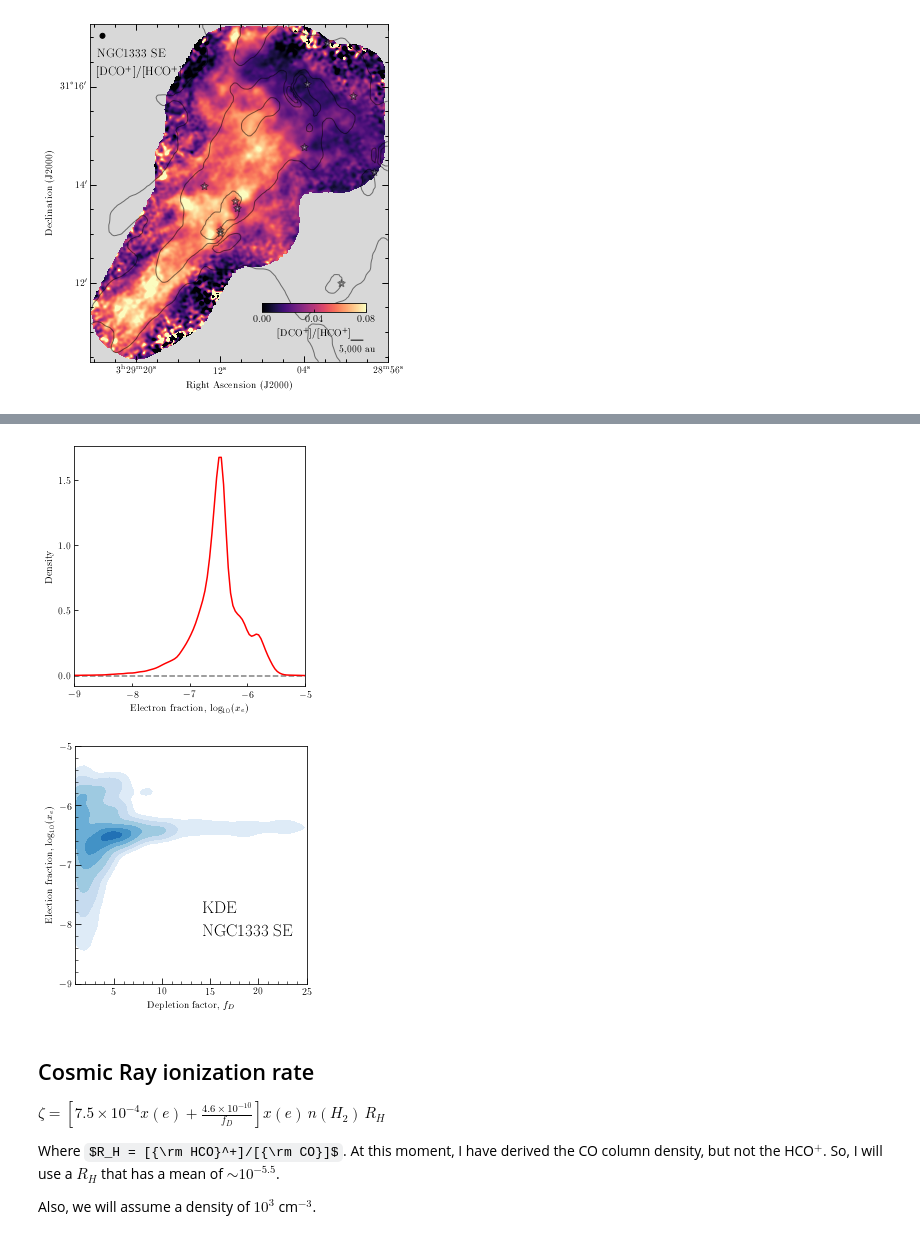
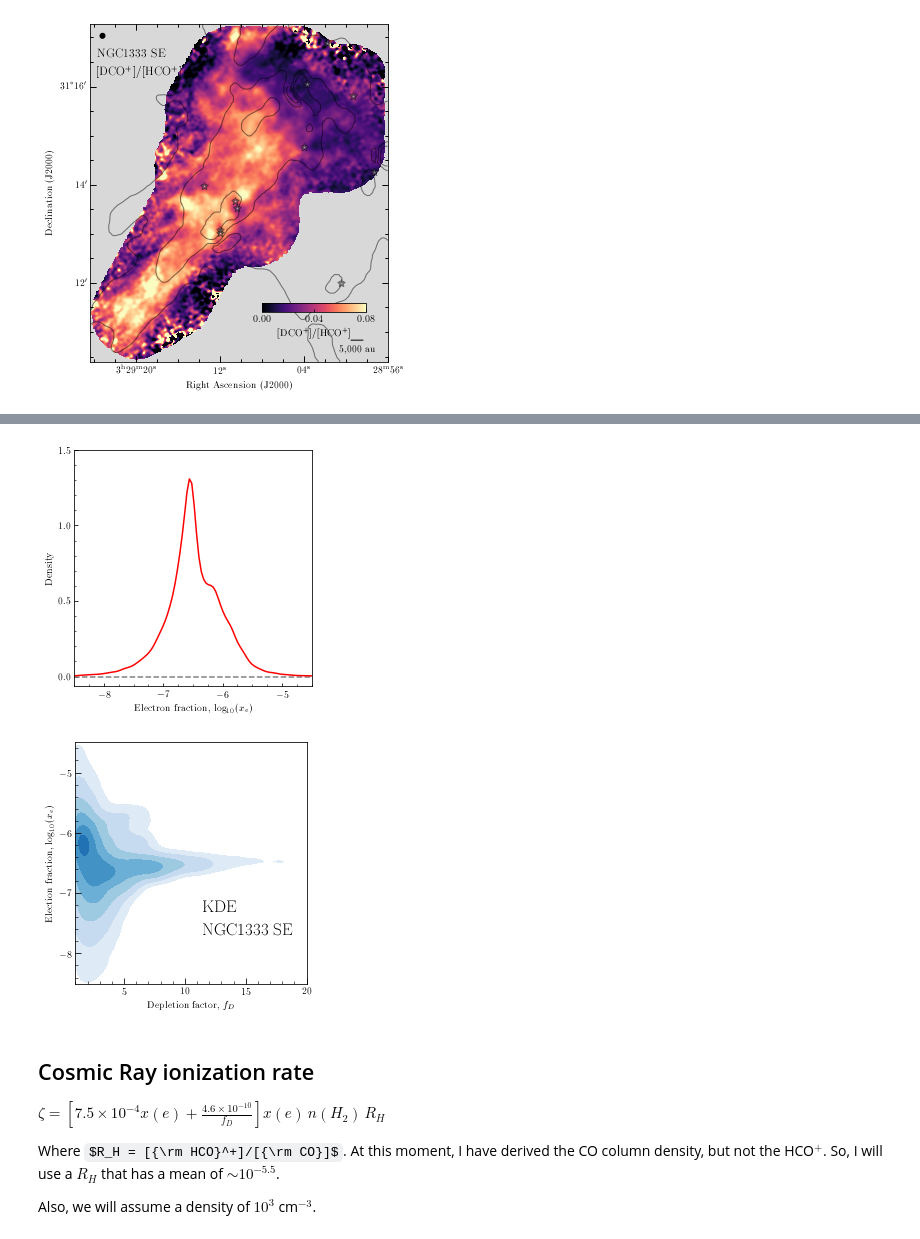
Before and after one commit to jpinedaf/NGC1333_NOEMA_Ions, a Jupyter notebook: NGC1333_Ions_Calculations.ipynb, the cells around one changed output, grey strips where cells are left out. Saved outputs shown, nothing was run; the diff lists cells and outputs as text; code cells hidden in the pictures; some formulas as TeX source.

```diff
--- a/NGC1333_Ions_Calculations.ipynb
+++ b/NGC1333_Ions_Calculations.ipynb
@@ -463,0 +437,17 @@ NameError: name 'R_d' is not defined
+# %%
+gd = (N_CO > 0.0)*(N_H2 > 10**(21.5)/u.cm**2)
+gd_delta = (N_CO > 0.0) * (N_H2 > 10**(21.5)/u.cm**2) * (N_H2 < 5e21/u.cm**2)
+N_CO_H2 = N_CO/X_12CO
+delta_H2 = N_H2 - N_CO_H2
+mean_delta_H2 = np.mean(delta_H2[gd_delta])
+print(np.round(mean_delta_H2*1e-21, decimals=1)*1e21)
+
+f_D = (N_H2 - mean_delta_H2) / N_CO_H2
+f_D[~gd] = np.nan
+
+x_line = np.array([0, 200])/u.cm**2
+
+hd_fd = hd_TdV.copy()
+hd_fd['BUNIT'] = ''
+hdu_fd = fits.PrimaryHDU(f_D, hd_fd)
+fits.writeto(file_fd, f_D.value, hd_fd, overwrite=True)
@@ -464,3 +570,5 @@ NameError: name 'R_d' is not defined
+# %%
+xe_fd = 2.7e-8 / R_D - 1.2e-6 / f_D
 # %%
 text_color = 'black'
 
@@ -633,2 +597,0 @@ plt.tight_layout()
-# %%
-xe_fd = 2.7e-8 / R_d - 1.2e-6 / f_d
@@ -661,7 +598,7 @@ fig.savefig('figs/NGC1333_xe_fd.pdf', dpi=200)
 # %%
 log_xe = np.log10(xe_fd)
 
-xrange = np.array([-9, -5])
+xrange = np.array([-8.5, -4.5])
 
 gd_xe = np.isfinite(log_xe)
 # wt = 1 / NH3_dv[log_xe]**2
@@ -680,15 +617,15 @@ ax.set_xlabel(r"Electron fraction, $\log_{10}(x_e)$")
 ax.set_ylabel(r"Density")
 ax.set_xlim(xrange)
 
-# ax.xaxis.set_minor_locator(MultipleLocator(0.025))
-# ax.yaxis.set_minor_locator(MultipleLocator(2.5))
+ax.xaxis.set_minor_locator(MultipleLocator(0.25))
+ax.yaxis.set_minor_locator(MultipleLocator(0.1))
 
 # ax.set_xticks([0.05, 0.1, 0.15, 0.2])
 ax.set_yticks([0, 0.5, 1, 1.5])
 plt.tight_layout()
 fig.savefig('figs/NGC1333_log_xe_KDE.pdf', dpi=100)
 # %% [output]
-[figure, old version]
+[figure, new version]
 # %%
 sigma_levels = np.array([0.5, 1.0, 1.5, 2.0])
 sigma_levels_l = np.array([0.5, 1.0, 1.5, 2.0, 2.5, 3.0])
@@ -707,11 +644,11 @@ color_levels2 = ['#deebf7', '#c6dbef', '#9ecae1', '#6baed6',
 
 
 fd_min = 1.0
-fd_max = 30
-xe_min = -9
-xe_max = -5
-gd_map = np.isfinite(f_d * log_xe)
-my_X = f_d[gd_map]
+fd_max = 25
+xe_min = -8.5
+xe_max = -4.5
+gd_map = np.isfinite(f_D * log_xe)
+my_X = f_D[gd_map]
 my_Y = log_xe[gd_map]
 
 xx_fd_xe, yy_fd_xe = np.mgrid[fd_min:fd_max:100j, xe_min:xe_max:100j]
@@ -722,36 +659,37 @@ my_Z = np.reshape(kernel_fd_xe(positions).T, xx_fd_xe.shape)
 # %%
 fig, ax = plt.subplots(figsize=(4, 4))
 
 levels = levels_norm * my_Z.max()
 cfset = ax.contourf(xx_fd_xe, yy_fd_xe, my_Z, colors=color_levels2,
                     levels=levels_norm_l * my_Z.max())
 # binned values
 # ax.hlines(bin_means_Tk_H2, bin_edges_Tk_H2[:-1], bin_edges_Tk_H2[1:],
 #           colors='black', lw=2, alpha=0.7)
-ax.set_xlim([1, 25])
+ax.set_xlim([1, 20])
+ax.set_ylim([-8.5, -4.5])
 
 ax.set_xlabel(r"Depletion factor, $f_D$")
 ax.set_ylabel(r"Election fraction, $\log_{10}(x_e)$")
 #
 ax.tick_params(which='major', length=6)
 ax.tick_params(which='minor', length=3)
 
 ax.text(0.55, 0.2,  r'NGC1333 SE', color='black',
         transform=ax.transAxes, size=17, weight=60)
 # ax.text(0.55, 0.8,  r'$T_{\rm k}$ vs N(H$_2$)', color='black',
 #         transform=ax.transAxes, size=17, weight=60)
 ax.text(0.55, 0.3,  r'KDE', color='black',
         transform=ax.transAxes, size=17, weight=60)
 # ax.set_xticks([0, 2, 4, 6])
-ax.set_yticks([-9, -8, -7, -6, -5])
+ax.set_yticks([-8, -7, -6, -5])
 ax.xaxis.set_minor_locator(MultipleLocator(1))
 ax.yaxis.set_minor_locator(MultipleLocator(0.2))
 
 plt.tight_layout()
 #
 fig.savefig('figs/NGC1333_log_xe_fd_KDE.pdf', dpi=100)
 # %% [output]
-[figure, old version]
+[figure, new version]
 # %% [markdown]
 ## Cosmic Ray ionization rate
 
```
Also changed, not shown: parts of 54 cells of this notebook, 14 other files.
